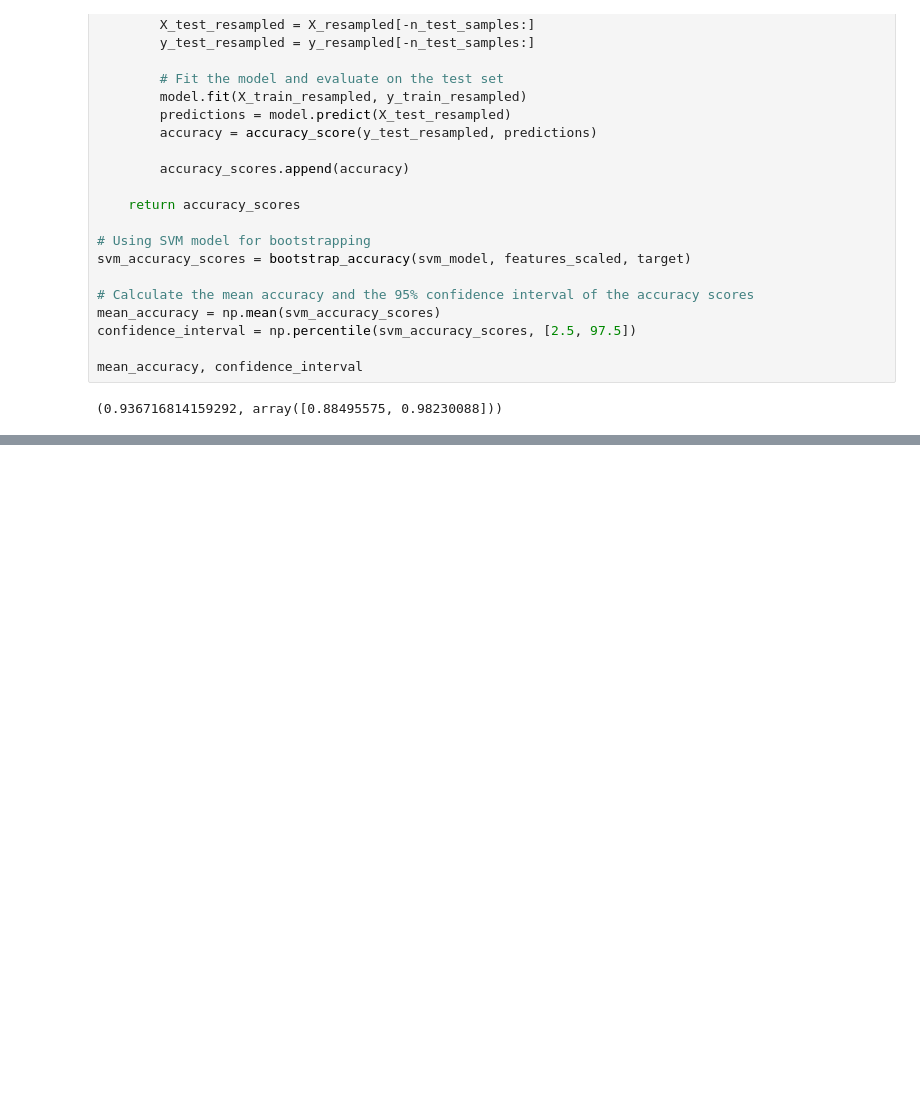
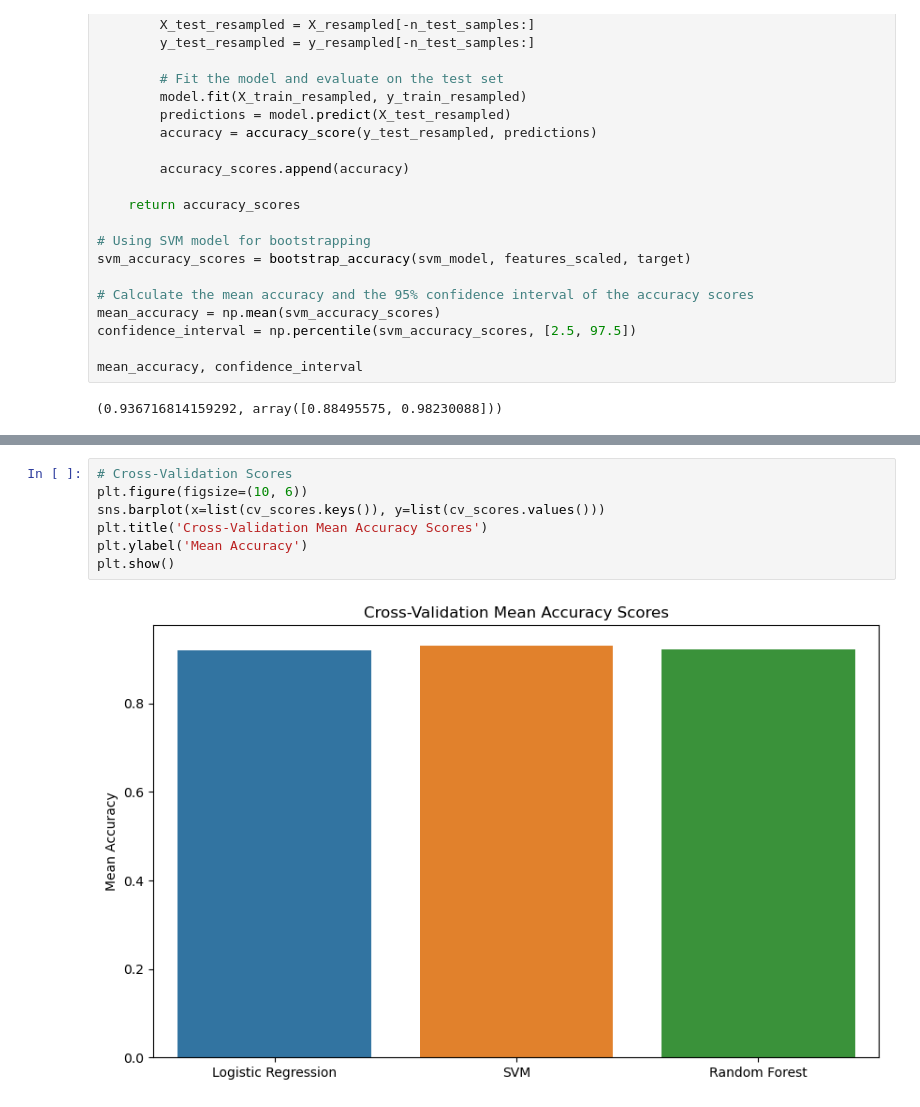
Before and after one commit to makenarudy/BE_175, a Jupyter notebook: final project.ipynb, the cells around one changed output, grey strips where cells are left out. Drawn from its saved outputs; the diff is of its cells as text; blank space fills up the shorter version.

```diff
--- a/final project.ipynb
+++ b/final project.ipynb
@@ -124,0 +174,9 @@ mean_accuracy, confidence_interval
+# %%
+# Cross-Validation Scores
+plt.figure(figsize=(10, 6))
+sns.barplot(x=list(cv_scores.keys()), y=list(cv_scores.values()))
+plt.title('Cross-Validation Mean Accuracy Scores')
+plt.ylabel('Mean Accuracy')
+plt.show()
+# %% [output]
+[figure, added]
```
Also changed, not shown: parts of 6 cells of this notebook.
